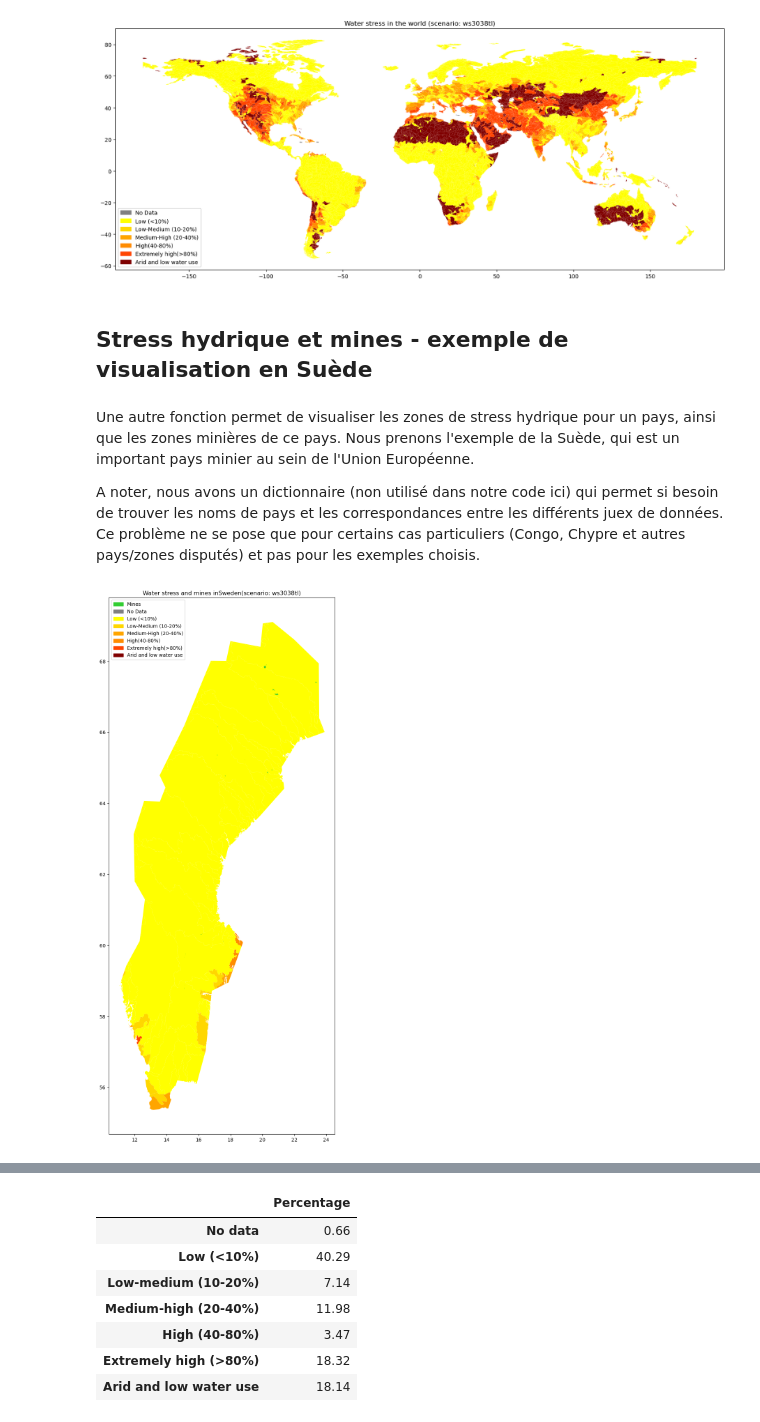
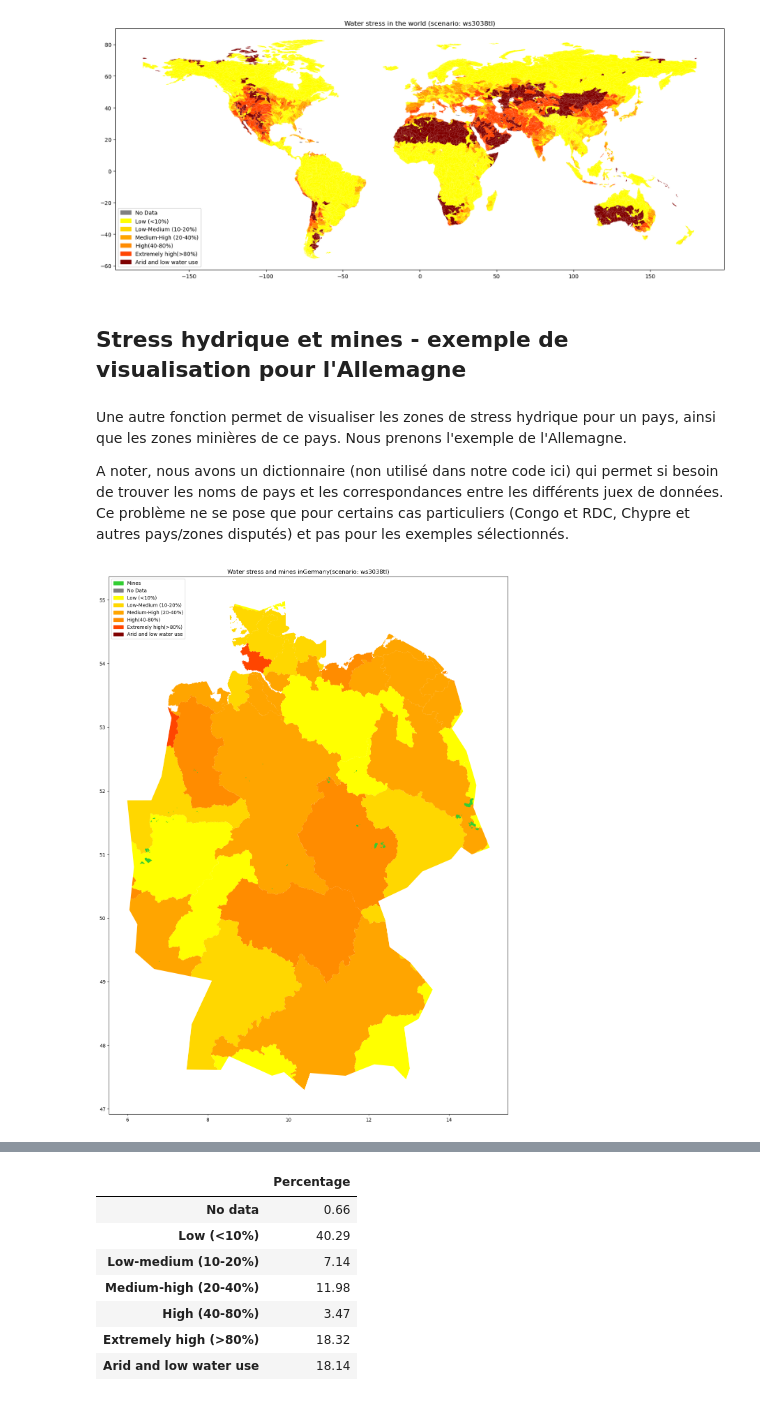
Before and after one commit to Suzie14/Mines, a Jupyter notebook: Main.ipynb, the cells around one changed output, grey strips where cells are left out. Saved outputs shown, nothing was run; the diff lists cells and outputs as text; code cells hidden in the pictures.

```diff
--- a/Main.ipynb
+++ b/Main.ipynb
@@ -54,16 +55,16 @@ visualisation_zones_stress_monde(scenario, df_total)
 # %% [output]
 [figure]
 # %% [markdown]
-## Stress hydrique et mines - exemple de visualisation en Suède
+## Stress hydrique et mines - exemple de visualisation pour l'Allemagne
 # %% [markdown]
-Une autre fonction permet de visualiser les zones de stress hydrique pour un pays, ainsi que les zones minières de ce pays. Nous prenons l'exemple de la Suède, qui est un important pays minier au sein de l'Union Européenne.
+Une autre fonction permet de visualiser les zones de stress hydrique pour un pays, ainsi que les zones minières de ce pays. Nous prenons l'exemple de l'Allemagne.
 
 
-A noter, nous avons un dictionnaire (non utilisé dans notre code ici) qui permet si besoin de trouver les noms de pays et les correspondances entre les différents juex de données. Ce problème ne se pose que pour certains cas particuliers (Congo, Chypre et autres pays/zones disputés) et pas pour les exemples choisis.
+A noter, nous avons un dictionnaire (non utilisé dans notre code ici) qui permet si besoin de trouver les noms de pays et les correspondances entre les différents juex de données. Ce problème ne se pose que pour certains cas particuliers (Congo et RDC, Chypre et autres pays/zones disputés) et pas pour les exemples sélectionnés.
 # %%
-visualisation_zones_pays('Sweden',scenario, df, df_total)
+visualisation_zones_pays('Germany',scenario, df, df_total)
 # %% [output]
-[figure, old version]
+[figure, new version]
 # %% [markdown]
 # Évaluation du pourcentage de zones minières situées dans les différentes zones de stress hydrique au niveau mondial et par pays
 
```
Also changed, not shown: parts of 14 cells of this notebook.
